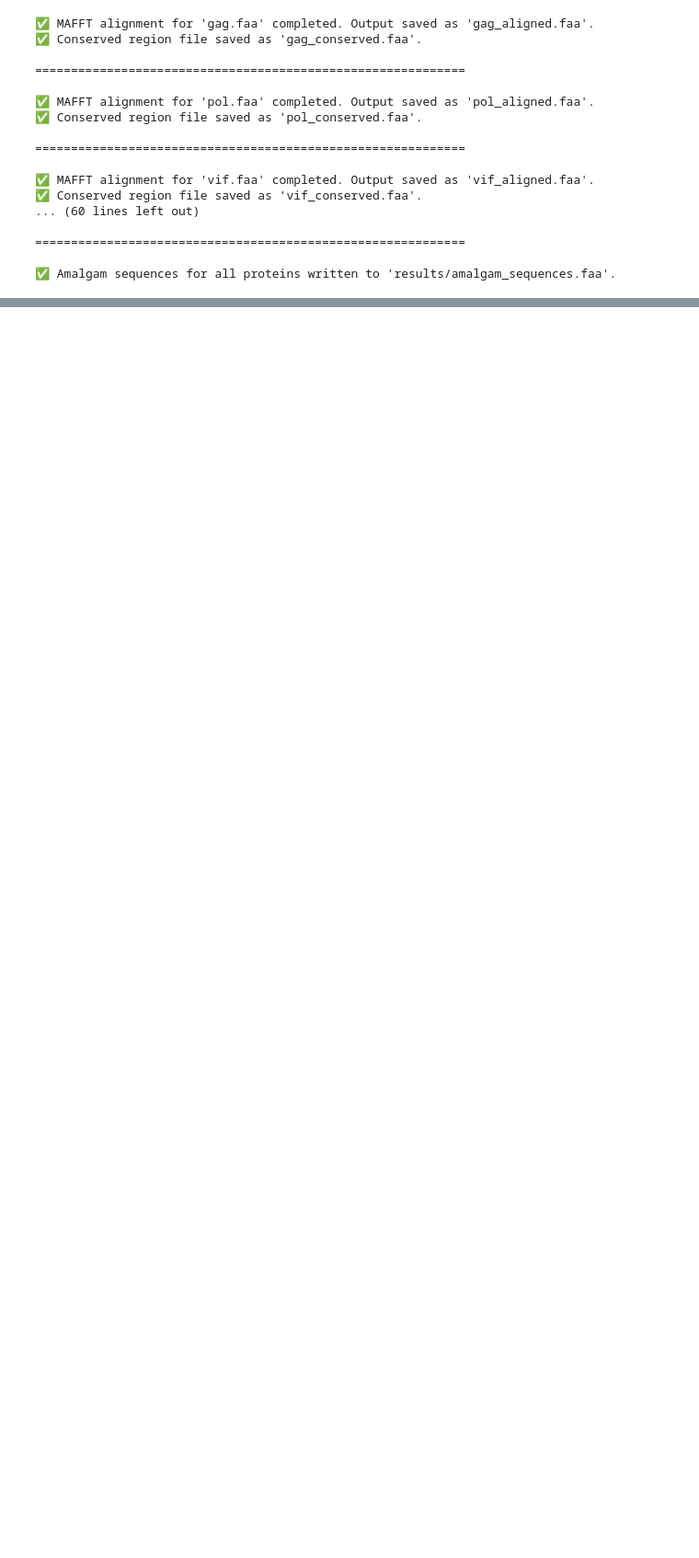
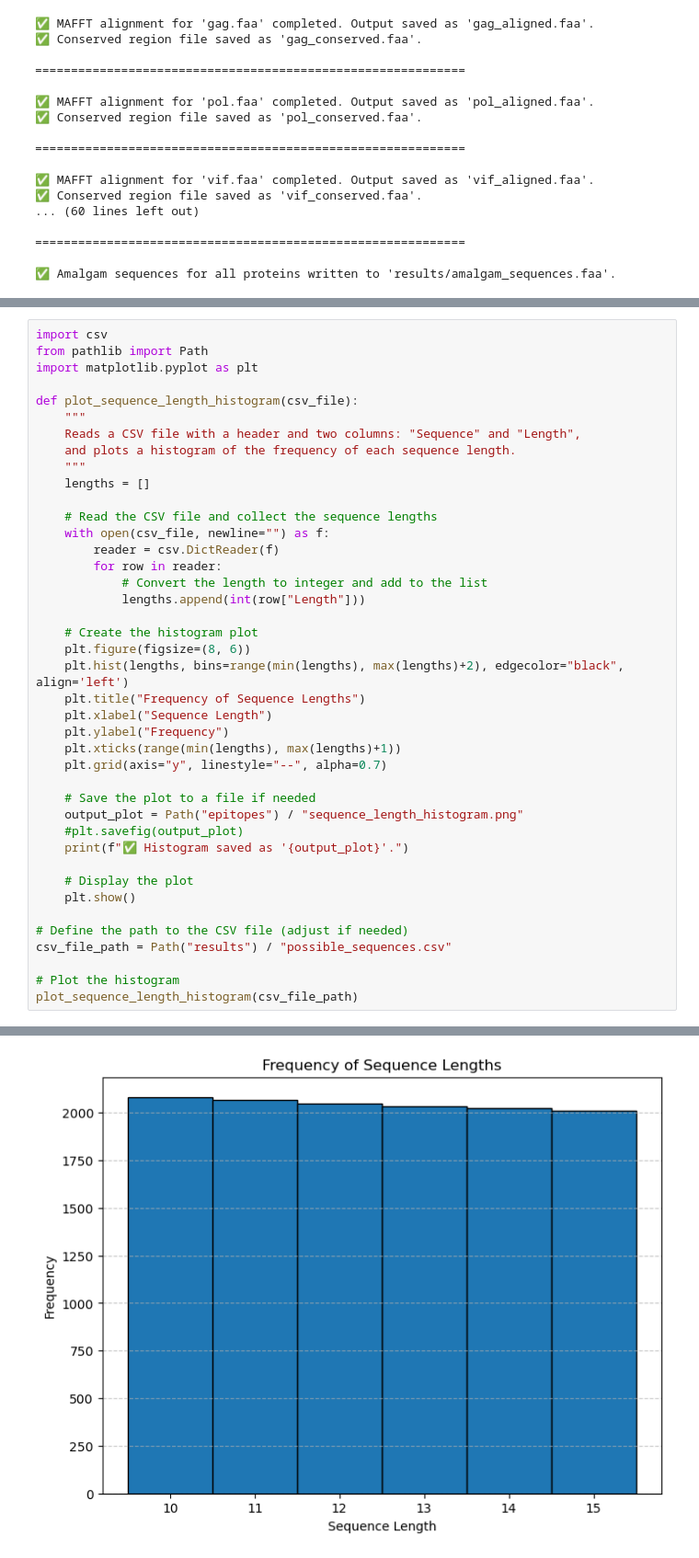
Before and after one commit to pedroaugtb/sequences_alignment, a Jupyter notebook: mafft.ipynb, the cells around one changed output, grey strips where cells are left out. Shown: that part at 92% size. Cells and saved outputs as stored; diff of their text form; blank space fills up the shorter version.

```diff
--- a/mafft.ipynb
+++ b/mafft.ipynb
@@ -472,0 +427,42 @@ if __name__ == "__main__":
+# %%
+import csv
+from pathlib import Path
+import matplotlib.pyplot as plt
+
+def plot_sequence_length_histogram(csv_file):
+    """
+    Reads a CSV file with a header and two columns: "Sequence" and "Length",
+    and plots a histogram of the frequency of each sequence length.
+    """
+    lengths = []
+
+    # Read the CSV file and collect the sequence lengths
+    with open(csv_file, newline="") as f:
+        reader = csv.DictReader(f)
+        for row in reader:
+            # Convert the length to integer and add to the list
+            lengths.append(int(row["Length"]))
+
+    # Create the histogram plot
+    plt.figure(figsize=(8, 6))
+    plt.hist(lengths, bins=range(min(lengths), max(lengths)+2), edgecolor="black", align='left')
+    plt.title("Frequency of Sequence Lengths")
+    plt.xlabel("Sequence Length")
+    plt.ylabel("Frequency")
+    plt.xticks(range(min(lengths), max(lengths)+1))
+    plt.grid(axis="y", linestyle="--", alpha=0.7)
+
+    # Save the plot to a file if needed
+    output_plot = Path("epitopes") / "sequence_length_histogram.png"
+    #plt.savefig(output_plot)
+    print(f"✅ Histogram saved as '{output_plot}'.")
+
+    # Display the plot
+    plt.show()
+
+# Define the path to the CSV file (adjust if needed)
+csv_file_path = Path("results") / "possible_sequences.csv"
+
+# Plot the histogram
+plot_sequence_length_histogram(csv_file_path)
+# %% [output]
@@ -472,0 +470 @@ if __name__ == "__main__":
+[figure, added]
```
Also changed, not shown: parts of 3 cells of this notebook, 5 other files.
